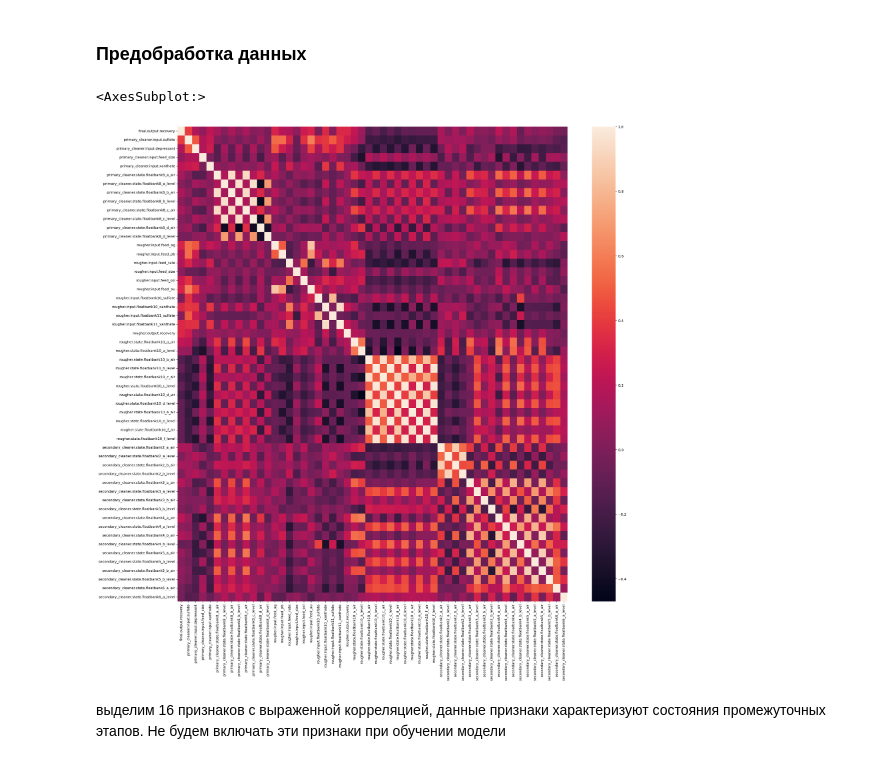
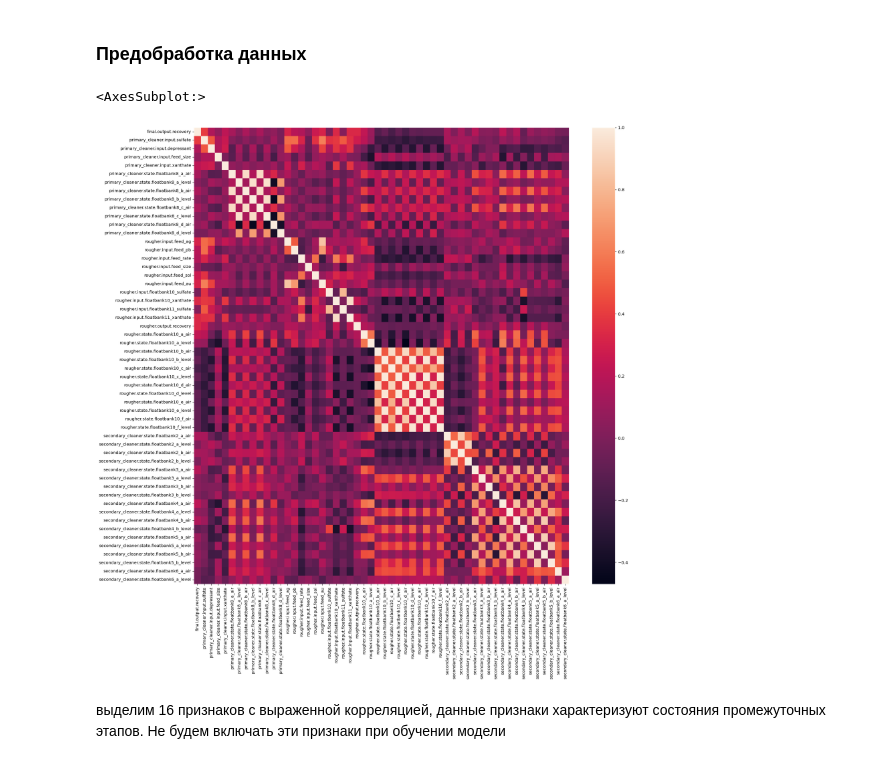
Before and after one commit to JuliaEdom/DS_Projects, a Jupyter notebook: 8. Сборный проект. Восстановление золота из руды/ML_gold_extract_forecast.ipynb, the cells around one changed output. Saved outputs shown, nothing was run; the diff lists cells and outputs as text; code cells hidden in the pictures.

```diff
--- a/8. Сборный проект. Восстановление золота из руды/ML_gold_extract_forecast.ipynb
+++ b/8. Сборный проект. Восстановление золота из руды/ML_gold_extract_forecast.ipynb
@@ -243,11 +259,11 @@ ex
 ### Предобработка данных
 # %%
 ind_to_w = [x for x in train.columns if x not in ex]
-plt.figure(figsize=(25, 25))
+plt.figure(figsize=(20, 20))
 sns.heatmap(train[ind_to_w].corr(), annot=False)
 # %% [output]
 <AxesSubplot:>
-[figure, old version]
+[figure, new version]
 # %% [markdown]
 выделим 16 признаков с выраженной корреляцией, данные признаки характеризуют состояния промежуточных этапов. Не будем включать эти признаки при обучении модели
 # %%
```
Also changed, not shown: parts of 10 cells of this notebook.
